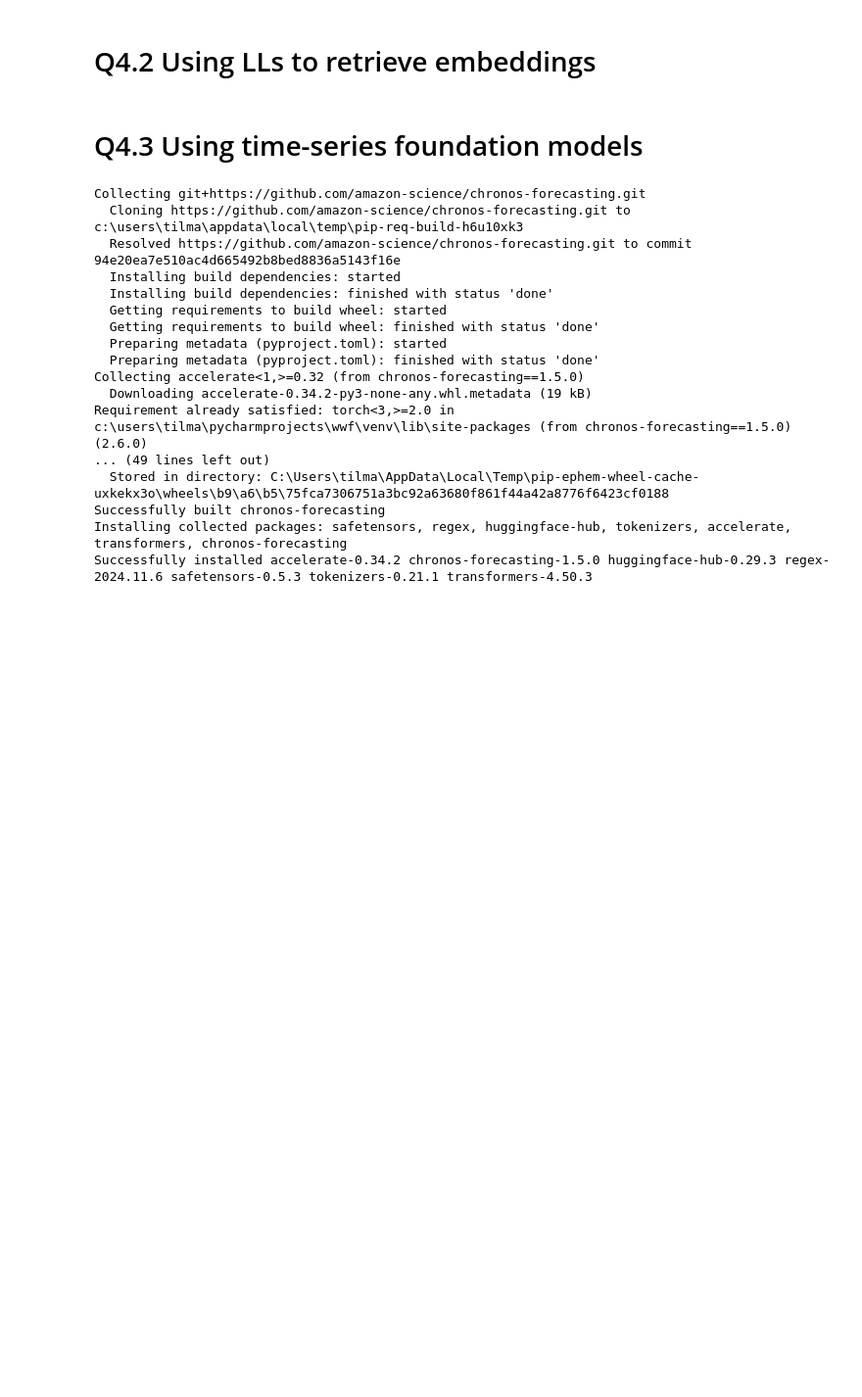
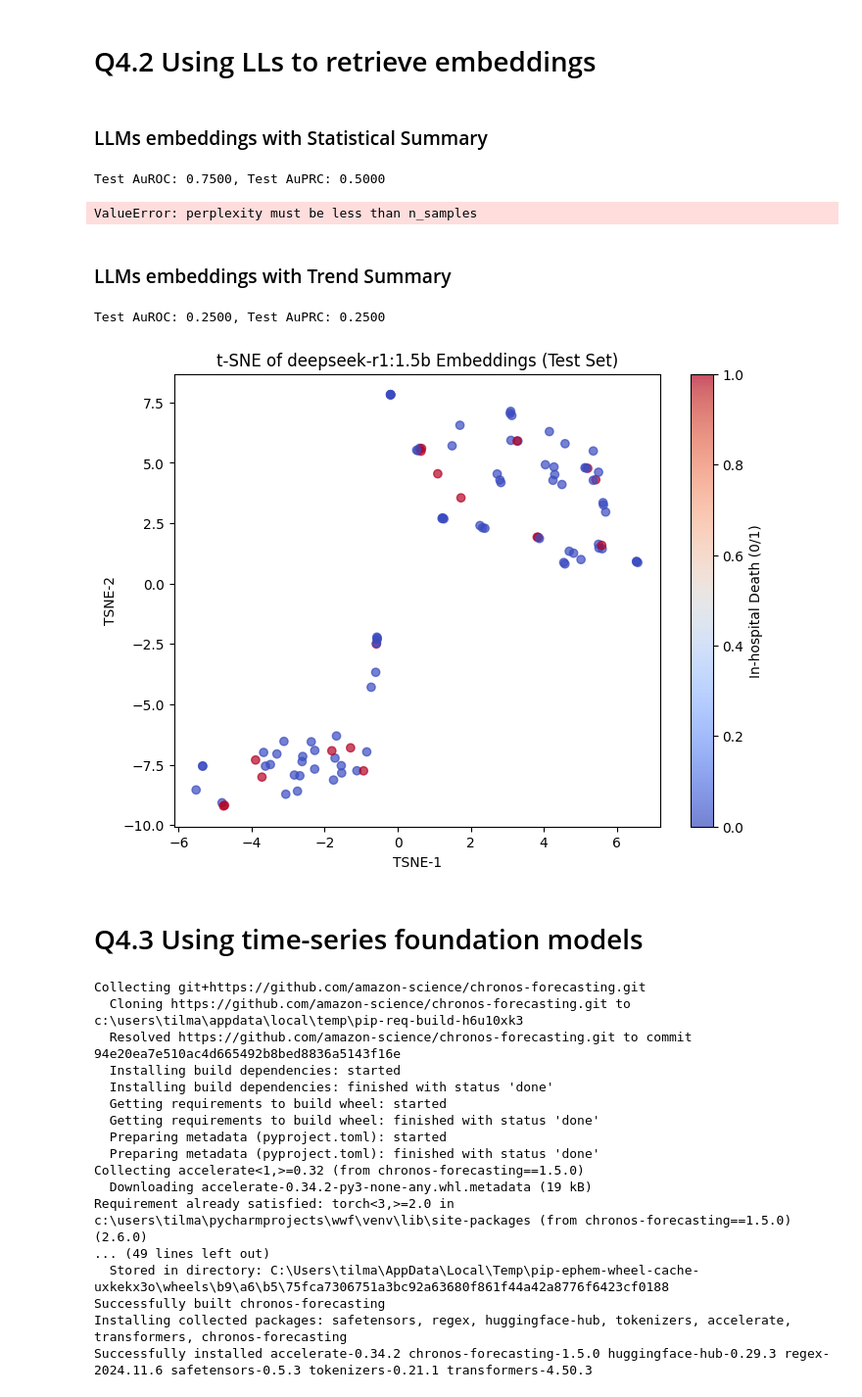
Before and after one commit to francescobondi02/project-1-ml4hc, a Jupyter notebook: project_1/Q4/Q4.ipynb, the cells around one changed output. Shown: that part at 98% size. Saved outputs shown, nothing was run; the diff lists cells and outputs as text; code cells hidden in the pictures; blank space fills up the shorter version.

```diff
--- a/project_1/Q4/Q4.ipynb
+++ b/project_1/Q4/Q4.ipynb
@@ -311,20 +365,20 @@ print("Few-shot score mode →", results["auroc"], results["auprc"])
 # %%
 import numpy as np
 import pandas as pd
-from ollama import embedding
+from ollama import embed
 from sklearn.linear_model import LogisticRegression
 from sklearn.metrics import roc_auc_score, average_precision_score
 from sklearn.manifold import TSNE
 import matplotlib.pyplot as plt
 
-def get_embedding_ollama(text: str, model_name='gemma3:1b'):
+def get_embedding_ollama(text: str, model_name='deepseek-r1:1.5b'):
     """
     Calls the Ollama embedding API for a given string.
     """
-    response = embedding(model=model_name, prompt=text)
-    return np.array(response.get("embedding", []), dtype=float)
+    response = embed(model=model_name, input=text)
+    return np.array(response.get("embeddings", []), dtype=float)
 
-def build_embeddings(df, summary_col="summary_statistical", model_name='gemma3:1b'):
+def build_embeddings(df, summary_col="summary_statistical", model_name='deepseek-r1:1.5b'):
     """
     For each row in the DataFrame, get an embedding and corresponding label.
     """
@@ -333,7 +387,7 @@ def build_embeddings(df, summary_col="summary_statistical", model_name='gemma3:1
 
     for _, row in df.iterrows():
         text = row[summary_col]
-        label = row["label"]
+        label = row["In-hospital_death"]
         emb = get_embedding_ollama(text, model_name=model_name)
         embeddings.append(emb)
         labels.append(label)
@@ -360,16 +414,49 @@ def visualize_tsne(embeddings, labels, title="t-SNE of Embeddings"):
     plt.xlabel("TSNE-1")
     plt.ylabel("TSNE-2")
     plt.show()
+# %% [markdown]
+### LLMs embeddings with Statistical Summary
+# %%
+summaries_a_small = summaries_a.sample(100, random_state = 1)
 # %%
-# Replace df_train and df_test with your actual DataFrames
-
-train_X, train_y = build_embeddings(df_train, summary_col="summary_statistical", model_name='gemma3:1b')
-test_X, test_y = build_embeddings(df_test, summary_col="summary_statistical", model_name='gemma3:1b')
+if run_efficient:
+    train_X, train_y = build_embeddings(summaries_a_small, summary_col="summary_statistical", model_name='deepseek-r1:1.5b')
+    test_X, test_y = build_embeddings(summaries_b_small, summary_col="summary_statistical", model_name='deepseek-r1:1.5b')
+else:
+    train_X, train_y = build_embeddings(summaries_a, summary_col="summary_statistical", model_name='deepseek-r1:1.5b')
+    test_X, test_y = build_embeddings(summaries_b, summary_col="summary_statistical", model_name='deepseek-r1:1.5b')
 
 probs, auroc, auprc = train_and_evaluate(train_X, train_y, test_X, test_y)
 print(f"Test AuROC: {auroc:.4f}, Test AuPRC: {auprc:.4f}")
 
-visualize_tsne(test_X, test_y, title="t-SNE of gemma3:1b Embeddings (Test Set)")
+if run_efficient:
+    visualize_tsne(train_X, train_y, title="t-SNE of deepseek-r1:1.5b Embeddings (Test Set)")
+else:
+    visualize_tsne(test_X, test_y, title="t-SNE of deepseek-r1:1.5b Embeddings (Test Set)")
+# %% [output]
+Test AuROC: 0.7500, Test AuPRC: 0.5000
+ValueError: perplexity must be less than n_samples
+# %% [markdown]
+### LLMs embeddings with Trend Summary
+# %%
+if run_efficient:
+    train_X, train_y = build_embeddings(summaries_a_small, summary_col="summary_trend", model_name='deepseek-r1:1.5b')
+    test_X, test_y = build_embeddings(summaries_b_small, summary_col="summary_trend", model_name='deepseek-r1:1.5b')
+else:
+    train_X, train_y = build_embeddings(summaries_a, summary_col="summary_trend", model_name='deepseek-r1:1.5b')
+    test_X, test_y = build_embeddings(summaries_b, summary_col="summary_trend", model_name='deepseek-r1:1.5b')
+
+probs, auroc, auprc = train_and_evaluate(train_X, train_y, test_X, test_y)
+print(f"Test AuROC: {auroc:.4f}, Test AuPRC: {auprc:.4f}")
+
+
+if run_efficient:
+    visualize_tsne(train_X, train_y, title="t-SNE of deepseek-r1:1.5b Embeddings (Test Set)")
+else:
+    visualize_tsne(test_X, test_y, title="t-SNE of deepseek-r1:1.5b Embeddings (Test Set)")
+# %% [output]
+Test AuROC: 0.2500, Test AuPRC: 0.2500
+[figure, added]
 # %% [markdown]
 # Q4.3 Using time-series foundation models
 # %%
```
Also changed, not shown: parts of 27 cells of this notebook.
